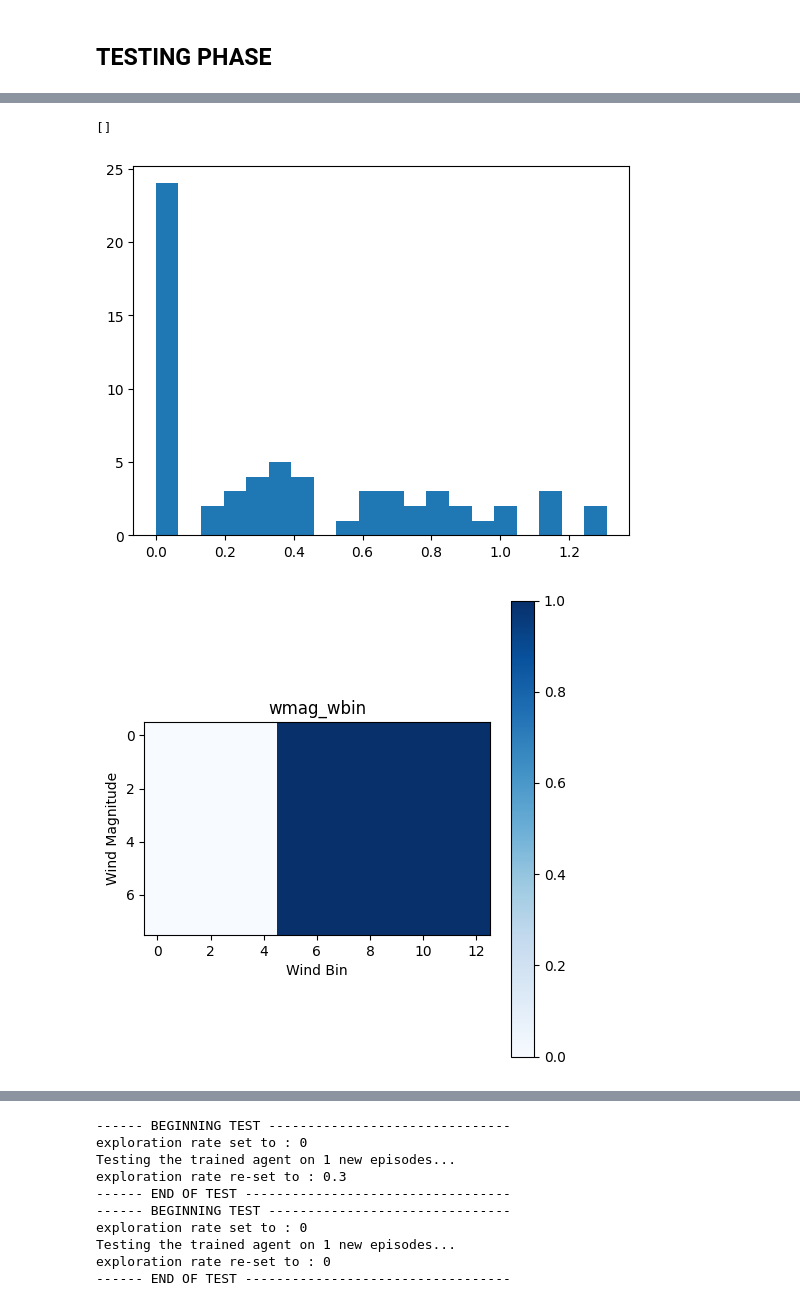
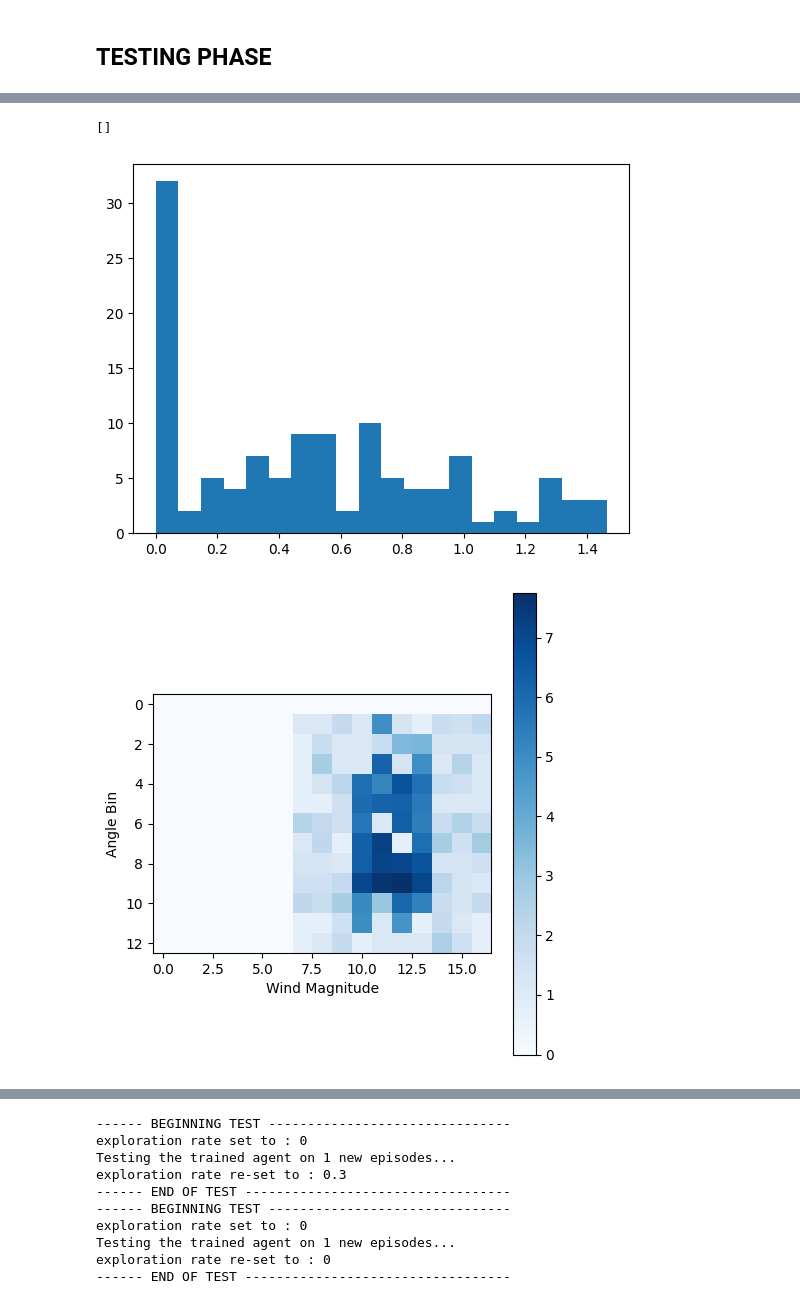
Before and after one commit to PaulToudret/RL_project_sailing, a Jupyter notebook: Amiral.ipynb, the cells around one changed output, grey strips where cells are left out. Saved outputs shown, nothing was run; the diff lists cells and outputs as text; code cells hidden in the pictures.

```diff
--- a/Amiral.ipynb
+++ b/Amiral.ipynb
@@ -622,7 +566,7 @@ class Amiral(BaseAgent):
 ### TRAINING
 # %%
 sailor = Amiral(
-    learning_rate=0.07,
+    learning_rate=0.1,
     discount_factor=0.99,
     exploration_rate=0.3,
     lambda_=0.8)
@@ -630,11 +574,13 @@ sailor = Amiral(
 
 sailor.position_bins = 16
 sailor.velocity_bins = 8
-sailor.wind_bins = 15
 
-sailor.ratio_exploration = .7
-sailor.dir_bin = 1
-sailor.wind_factor = 3
+sailor.wind_bins = 12
+sailor.dist_bins = 32
+sailor.direction_bins = 90
+sailor.wind_factor = 4
+
+sailor.ratio_exploration = 0
 
 np.random.seed(42)
 sailor.seed(42)
@@ -644,7 +590,7 @@ import time
 ### TRAINING PHASE
 
 ##### PARAMETERS OF TRAINING #####
-num_episodes = 50
+num_episodes = 600
 max_steps = 1000
 
 batch_train = 10
@@ -664,7 +610,8 @@ train_hist = {
     "steps": [],
     "success": [],
     "environnement": [],
-    "exploration": []
+    "exploration": [],
+    "learning_rate": []
     }
 
 ### TRAINING LOOPprint(f"Starting full training with {num_episodes} episodes...")
@@ -694,9 +641,9 @@ for episode in range(num_episodes):
         q_size = len(sailor.q_table)
 
     for step in range(max_steps):
-        if (step) % 25 == 0:
-            perc = min((step)//25, 200//25)
-            print(f"Episode: [{episode + 1}/{num_episodes}], Training session: [{sailor.training_session}], Environnement [{i}], Steps: [{'#'*(perc)+'-'*(200//25 - perc)}], " +
+        if (step) % 10 == 0:
+            perc = min((step)//10, 100//10)
+            print(f"Episode: [{episode + 1}/{num_episodes}], Training session: [{sailor.training_session}], Environnement [{i}], Steps: [{'#'*(perc)+'-'*(100//10 - perc)}], " +
             f"Q size: (+{len(sailor.q_table)-q_size}) {' '*10}", end="\r")
         # Select action and take step
         action = sailor.act(observation)
@@ -728,6 +675,7 @@ for episode in range(num_episodes):
     train_hist["steps"].append(step + 1)
     train_hist["success"].append(done)
     train_hist["exploration"].append(sailor.hist_explo)
+    train_hist["learning_rate"].append(sailor.hist_lr)
 
 
     if (episode + 1) % batch_train == 0:
@@ -736,10 +684,11 @@ for episode in range(num_episodes):
         avg_rew = np.mean(train_hist["rewards"][-batch_train:])
         envir = train_hist["environnement"][-batch_train:]
         avg_explo = np.mean(train_hist["exploration"][-batch_train:][:])
+        avg_lr = np.mean(train_hist["learning_rate"][-batch_train][:])
 
         print(
             f"Episode: [{episode + 1}/{num_episodes}], Average Steps: {avg_steps:.1f}, "+
-            f"Average Reward: {avg_rew:.1f}, in {delta:.0f} sec, Exploration: [{avg_explo:.3f}], "+
+            f"Average Reward: {avg_rew:.1f}, in {delta:.0f} sec, Exploration: [{avg_explo:.3f}], Learning Rate: [{avg_lr:.3f}], "+
             f"Environnement [{envir.count(1)}|{envir.count(2)}|{envir.count(3)}], "+
             f"q_Tab size: {len(sailor.q_table)}, polar: {len(sailor.polar)}", end="\n"
         )
@@ -786,6 +747,7 @@ polar_mat = sailor.polar
 
 speeds = []
 for key in polar_mat.keys():
+    angle, mag = key
     speeds.append(np.mean(polar_mat[key]))
 
 fig, ax = plt.subplots()
@@ -793,43 +755,42 @@ ax.hist(speeds,bins=20)
 plt.plot()
 # %% [output]
 []
-[figure, old version]
+[figure, new version]
 # %%
 %matplotlib inline
 polar_mat = sailor.polar
 
 angles = []
 wmag = []
 
 
 for key in polar_mat.keys():
     angle, wind_mag = key
     angles.append(angle)
     wmag.append(wind_mag)
 
 
 angle_wmag = np.zeros((max(angles)+1, max(wmag)+1))
 
 for key in polar_mat.keys():
     angle, wind_mag = key
-    angle_wmag[angle][wind_mag] += 1
+    angle_wmag[angle][wind_mag] = np.log(len(polar_mat[key])+1)
 
 
 fig, axes = plt.subplots(1, 1, figsize=(5, 5))
 axes = [axes]
 
 # Affichage de la matrice wmag_wbin
 im0 = axes[0].imshow((angle_wmag), cmap='Blues')
-axes[0].set_title('wmag_wbin')
-axes[0].set_xlabel('Wind Bin')
-axes[0].set_ylabel('Wind Magnitude')
+axes[0].set_xlabel('Wind Magnitude')
+axes[0].set_ylabel('Angle Bin')
 fig.colorbar(im0, ax=axes[0])
 
 # Affichage de la figure
 plt.tight_layout()
 plt.show()
 # %% [output]
-[figure, old version]
+[figure, new version]
 # %%
 %matplotlib inline
 polar_mat = sailor.polar
```
Also changed, not shown: parts of 16 cells of this notebook, 6 other files.
